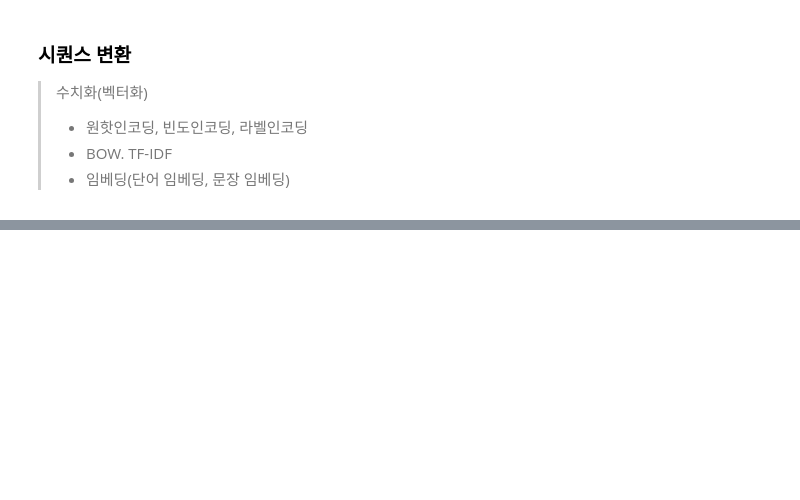
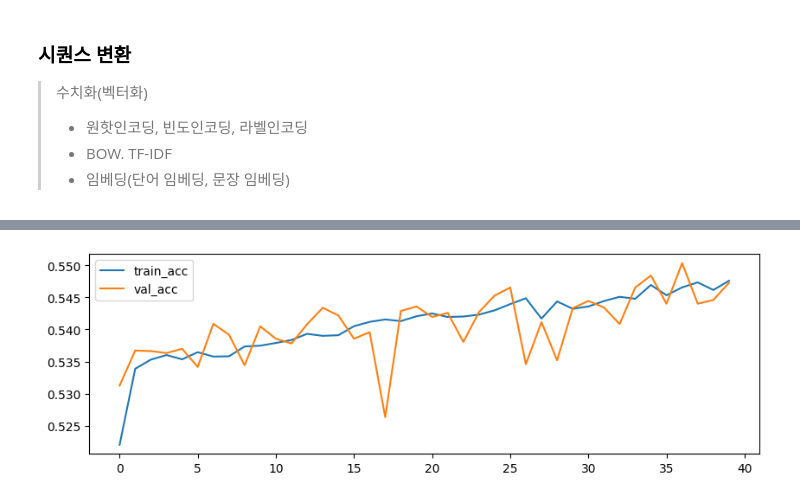
Before and after one commit to good0neighbour/ESTCampAI, a Jupyter notebook: Deeplearning/04_2_RNN_계열_이해하기.ipynb, the cells around one changed output, grey strips where cells are left out. Cells and saved outputs as stored; diff of their text form; code cells hidden in the pictures; blank space fills up the shorter version.

```diff
--- a/Deeplearning/04_2_RNN_계열_이해하기.ipynb
+++ b/Deeplearning/04_2_RNN_계열_이해하기.ipynb
@@ -164,0 +217,5 @@ vectorizer = TextVectorization(
+# %%
+# 입력 데이터 모양을 변환
+# (샘플 개수, 시퀀스 길이) → (샘플 개수, 시퀀스 길이, 시퀀스 요소의 타원)
+X_train = np.expand_dims(X_train_vec, -1)
+X_test = np.expand_dims(X_test_vec, -1)
@@ -164,0 +246,27 @@ vectorizer = TextVectorization(
+# %%
+# 1. 신경망 구조 설계
+model = Sequential()
+
+model.add(InputLayer(shape = X_train[0].shape))
+
+model.add(SimpleRNN(units = 16))
+
+model.add(Dense(units = 1, activation = "sigmoid"))
+# %%
+# 2. 학습 방법 설정
+model.compile(
+    loss = "binary_crossentropy",
+    optimizer = "adam",
+    metrics = ["accuracy"]
+)
+# %%
+# 모델 학습
+his_simple = model.fit(
+    X_train, y_train,
+    epochs = 40,
+    validation_split = 0.2,
+    batch_size = 128 # 역전파(가중치 업데이트) 시 사용하는 샘플의 수를 의미
+                     # 배치 크기가 크면 학습 속도 빨라짐, 메모리 사용량도 같이 커짐
+                     # 배치 크기가 작으면 학습 속도가 느려짐
+                     # → 더 자주 가중치 업데이트를 통해서 모델이 좀 더 다양한 패턴을 학습할 수 있다.
+)
@@ -164,0 +291,11 @@ vectorizer = TextVectorization(
+# %%
+# 모델 복잡도 곡선 그리기
+import matplotlib.pyplot as plt
+
+plt.figure(figsize = (10, 3))
+plt.plot(his_simple.history["accuracy"], label = "train_acc")
+plt.plot(his_simple.history["val_accuracy"], label = "val_acc")
+plt.legend()
+plt.show()
+# %% [output]
+[figure, added]
```
Also changed, not shown: parts of 20 cells of this notebook.
